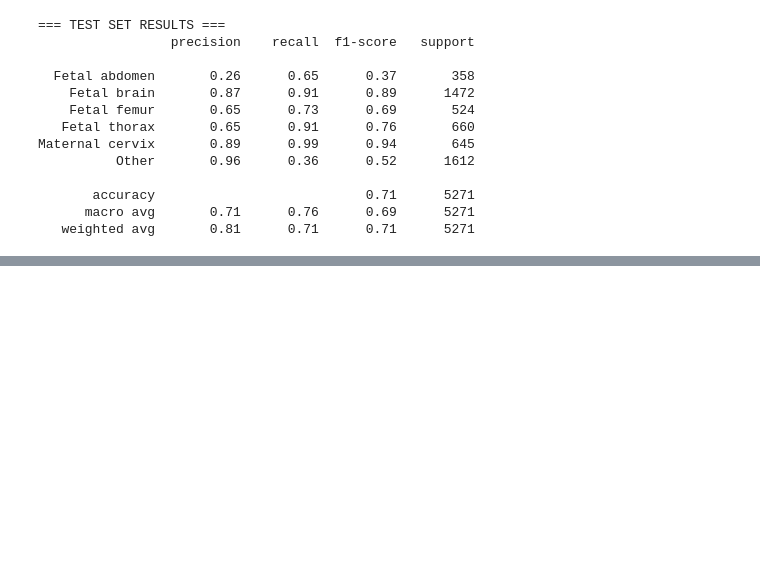
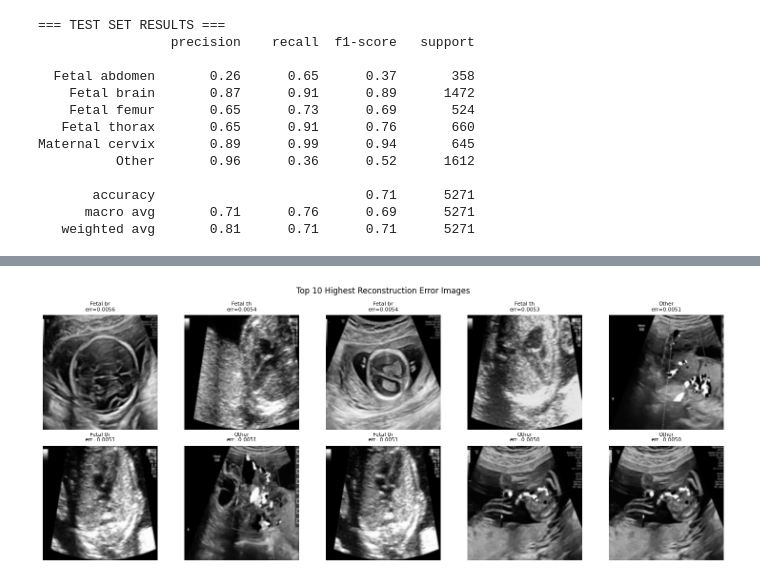
Before and after one commit to lolorikos/fetal-ultrasound-ae, a Jupyter notebook: notebooks/exploration.ipynb, the cells around one changed output, grey strips where cells are left out. Saved outputs shown, nothing was run; the diff lists cells and outputs as text; code cells hidden in the pictures; blank space fills up the shorter version.

```diff
--- a/notebooks/exploration.ipynb
+++ b/notebooks/exploration.ipynb
@@ -536,0 +602,21 @@ Maternal cervix       0.89      0.99      0.94       645
+# %%
+# find the top 10 highest error images overall
+top_indices = np.argsort(errors)[-10:][::-1]
+
+fig, axes = plt.subplots(2, 5, figsize=(15, 6))
+axes = axes.flatten()
+
+for i, idx in enumerate(top_indices):
+    image, label = test_dataset[idx]
+    err = errors[idx]
+    plane = test_dataset.classes[labels_list[idx]]
+
+    axes[i].imshow(image.squeeze().numpy(), cmap='gray')
+    axes[i].set_title(f"{plane[:8]}\nerr={err:.4f}", fontsize=8)
+    axes[i].axis('off')
+
+plt.suptitle("Top 10 Highest Reconstruction Error Images", fontsize=12)
+plt.tight_layout()
+plt.show()
+# %% [output]
+[figure, added]
```
Also changed, not shown: parts of 3 cells of this notebook, 1 other file.
